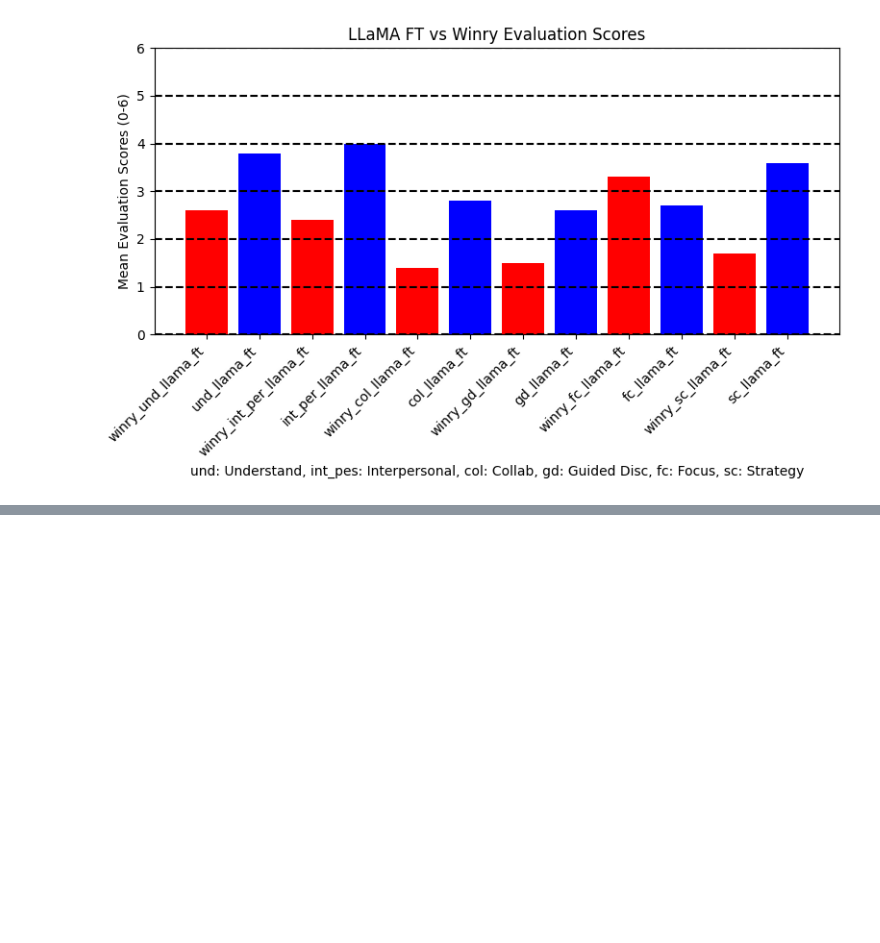
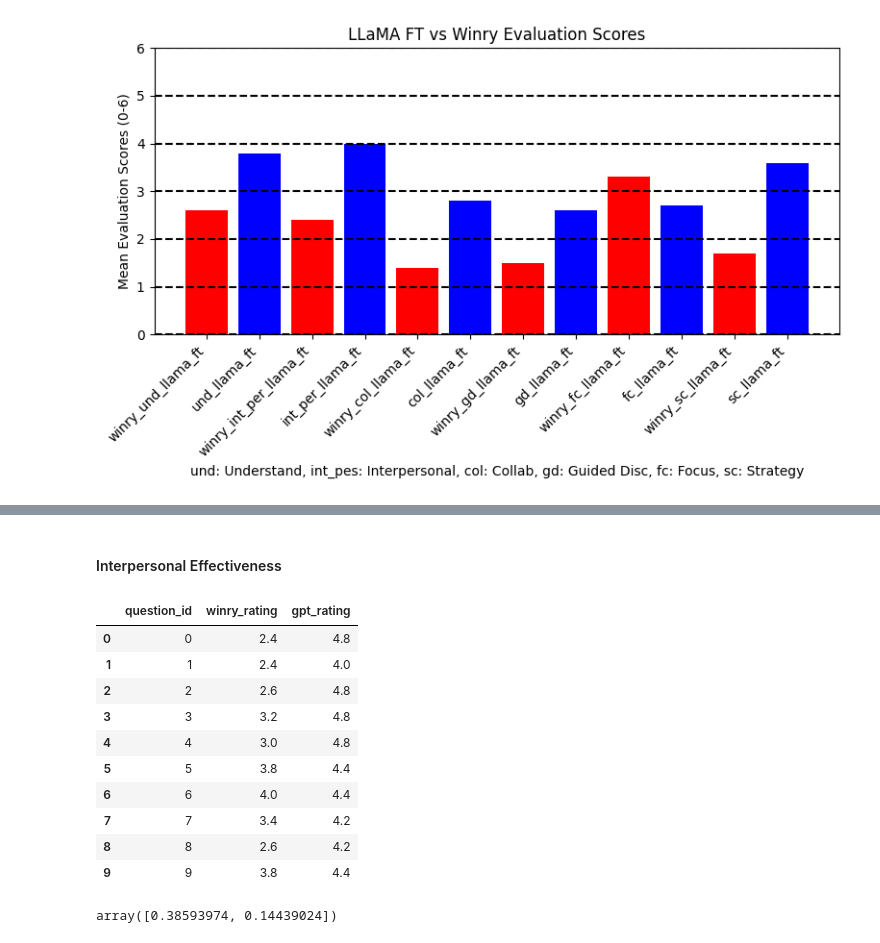
Before and after one commit to embedded-robotics/mental-health-agents, a Jupyter notebook: src/dpo-finetuning/winry_response_evaluation.ipynb, the cells around one changed output, grey strips where cells are left out. Drawn from its saved outputs; the diff is of its cells as text; code cells hidden in the pictures; blank space fills up the shorter version.

```diff
--- a/src/dpo-finetuning/winry_response_evaluation.ipynb
+++ b/src/dpo-finetuning/winry_response_evaluation.ipynb
@@ -873,0 +984,27 @@ plt.show()
+# %% [markdown]
+#### Interpersonal Effectiveness
+# %%
+interpersonal_effectiveness_fe = pd.DataFrame({'winry_rating': winry_corr_df['interpersonal_effectiveness'].to_list(), 'gpt_rating': filtered_corr_df['interpersonal_effectiveness'].to_list()})
+interpersonal_effectiveness_fe = interpersonal_effectiveness_fe.reset_index().rename(columns={'index':'question_id'})
+interpersonal_effectiveness_fe
+# %% [output]
+|  | question_id | winry_rating | gpt_rating |
+| 0 | 0 | 2.4 | 4.8 |
+| 1 | 1 | 2.4 | 4.0 |
+| 2 | 2 | 2.6 | 4.8 |
+| 3 | 3 | 3.2 | 4.8 |
+| 4 | 4 | 3.0 | 4.8 |
+| 5 | 5 | 3.8 | 4.4 |
+| 6 | 6 | 4.0 | 4.4 |
+| 7 | 7 | 3.4 | 4.2 |
+| 8 | 8 | 2.6 | 4.2 |
+| 9 | 9 | 3.8 | 4.4 |
+# %%
+X_data = interpersonal_effectiveness_fe[['gpt_rating','question_id']]
+y_data = interpersonal_effectiveness_fe['winry_rating']
+
+model = LinearRegression()
+model.fit(X_data, y_data)
+model.coef_
+# %% [output]
+array([0.38593974, 0.14439024])
```
Also changed, not shown: parts of 23 cells of this notebook, 1 other file.
